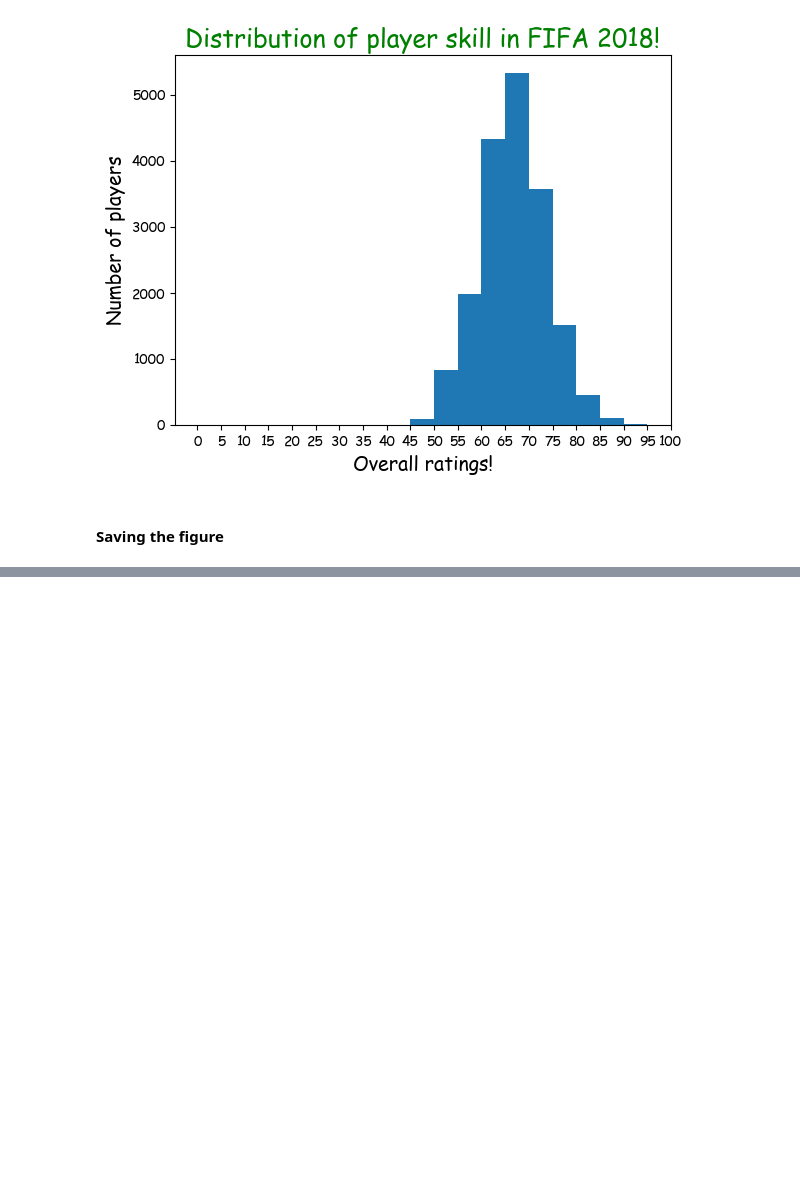
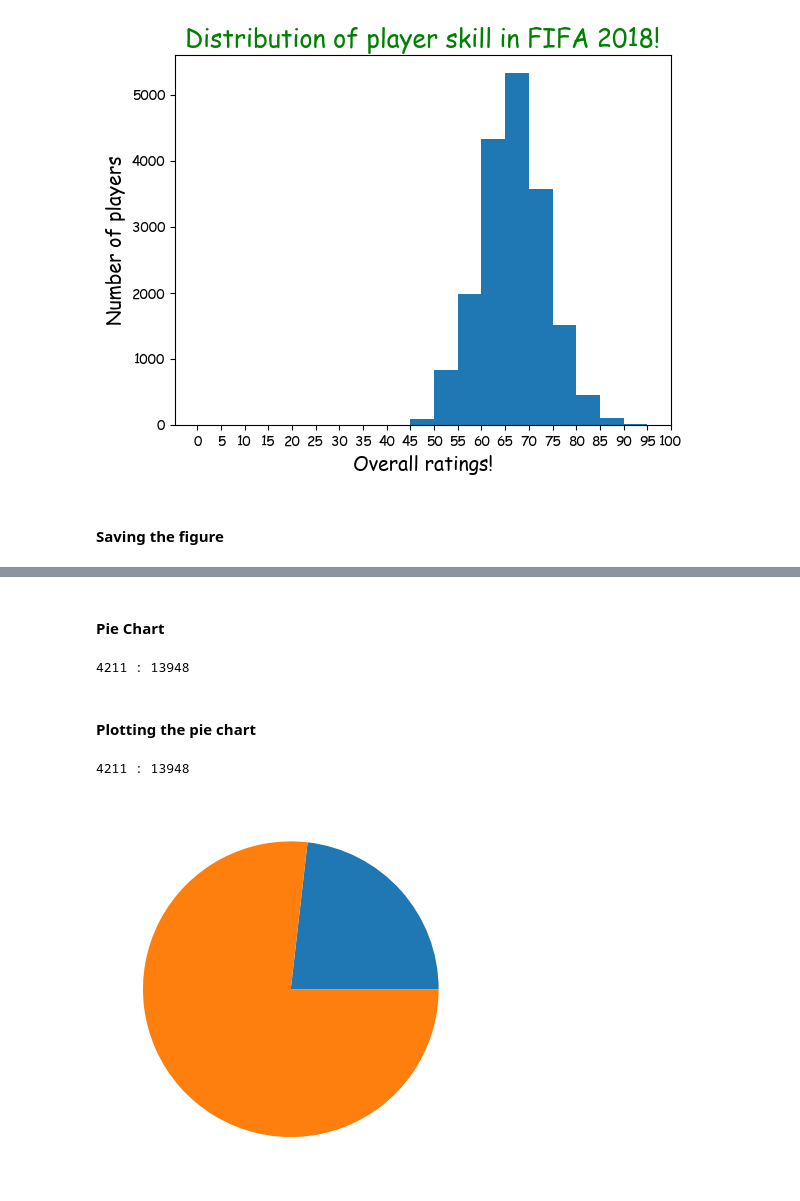
Before and after one commit to whoseunassailable/understanding_of_matplotlib, a Jupyter notebook: understanding_matplotlib.ipynb, the cells around one changed output, grey strips where cells are left out. Saved outputs shown, nothing was run; the diff lists cells and outputs as text; code cells hidden in the pictures; blank space fills up the shorter version.

```diff
--- a/understanding_matplotlib.ipynb
+++ b/understanding_matplotlib.ipynb
@@ -556 +555,26 @@ TypeError: Figure.savefig() missing 1 required positional argument: 'fname'
 [figure]
+# %% [markdown]
+#### Pie Chart
+# %%
+# for the below use iloc to avoid the warning
+# left_foot = fifa.loc[fifa['Preferred Foot'] == 'Left'].count()[0]
+left_foot = fifa.loc[fifa['Preferred Foot'] == 'Left'].count().iloc[0]
+right_foot = fifa.loc[fifa['Preferred Foot'] == 'Right'].count().iloc[0]
+
+print(f'{left_foot} : {right_foot}')
+# %% [output]
+4211 : 13948
+# %% [markdown]
+#### Plotting the pie chart
+# %%
+left_foot = fifa.loc[fifa['Preferred Foot'] == 'Left'].count().iloc[0]
+right_foot = fifa.loc[fifa['Preferred Foot'] == 'Right'].count().iloc[0]
+
+print(f'{left_foot} : {right_foot}')
+
+plt.pie([left_foot, right_foot])
+
+plt.show()
+# %% [output]
+4211 : 13948
+[figure, added]
```
Also changed, not shown: parts of 18 cells of this notebook, 1 other file.
